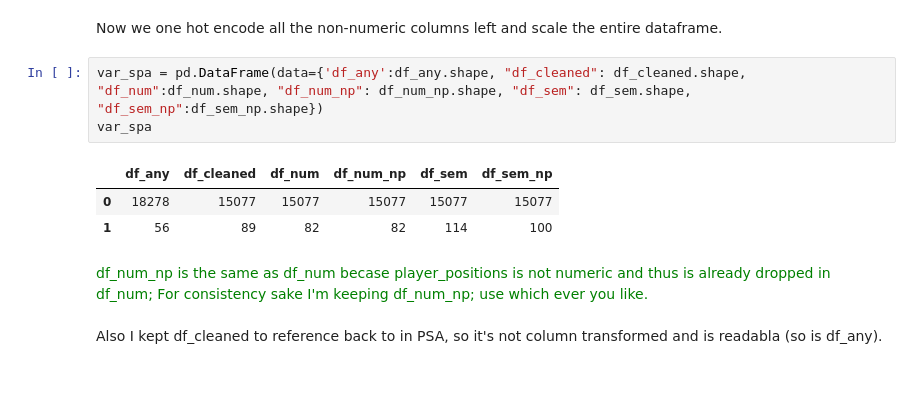
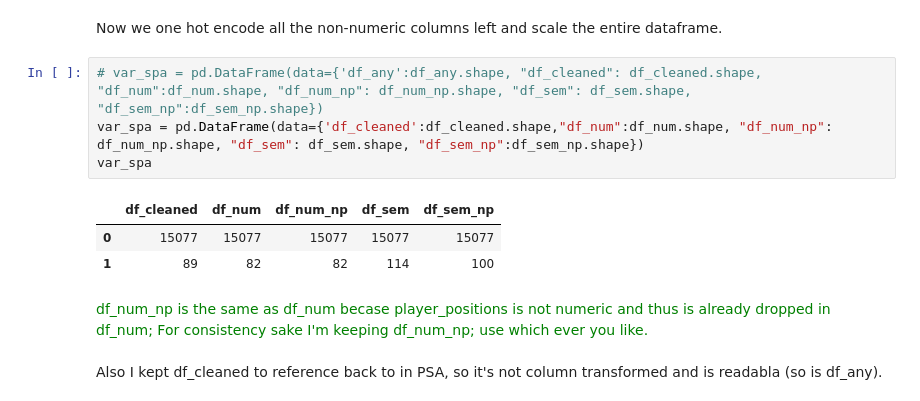
Before and after one commit to mikeheheda/FIFA-Player-Clustering, a Jupyter notebook: 118B Final Project.ipynb, the cells around one changed output. Saved outputs shown, nothing was run; the diff lists cells and outputs as text.

```diff
--- a/118B Final Project.ipynb
+++ b/118B Final Project.ipynb
@@ -398,12 +397,13 @@ df_sem_np.head(10)
 # %% [markdown]
 Now we one hot encode all the non-numeric columns left and scale the entire dataframe.
 # %%
-var_spa = pd.DataFrame(data={'df_any':df_any.shape, "df_cleaned": df_cleaned.shape, "df_num":df_num.shape, "df_num_np": df_num_np.shape, "df_sem": df_sem.shape, "df_sem_np":df_sem_np.shape})
+# var_spa = pd.DataFrame(data={'df_any':df_any.shape, "df_cleaned": df_cleaned.shape, "df_num":df_num.shape, "df_num_np": df_num_np.shape, "df_sem": df_sem.shape, "df_sem_np":df_sem_np.shape})
+var_spa = pd.DataFrame(data={'df_cleaned':df_cleaned.shape,"df_num":df_num.shape, "df_num_np": df_num_np.shape, "df_sem": df_sem.shape, "df_sem_np":df_sem_np.shape})
 var_spa
 # %% [output]
-|  | df_any | df_cleaned | df_num | df_num_np | df_sem | df_sem_np |
-| 0 | 18278 | 15077 | 15077 | 15077 | 15077 | 15077 |
-| 1 | 56 | 89 | 82 | 82 | 114 | 100 |
+|  | df_cleaned | df_num | df_num_np | df_sem | df_sem_np |
+| 0 | 15077 | 15077 | 15077 | 15077 | 15077 |
+| 1 | 89 | 82 | 82 | 114 | 100 |
 # %% [markdown]
 <div style="color:green">df_num_np is the same as df_num becase player_positions is not numeric and thus is already dropped in df_num; For consistency sake I'm keeping df_num_np; use which ever you like. </div> <br>
 Also I kept df_cleaned to reference back to in PSA, so it's not column transformed and is readabla (so is df_any).
```
Also changed, not shown: parts of 27 cells of this notebook.
